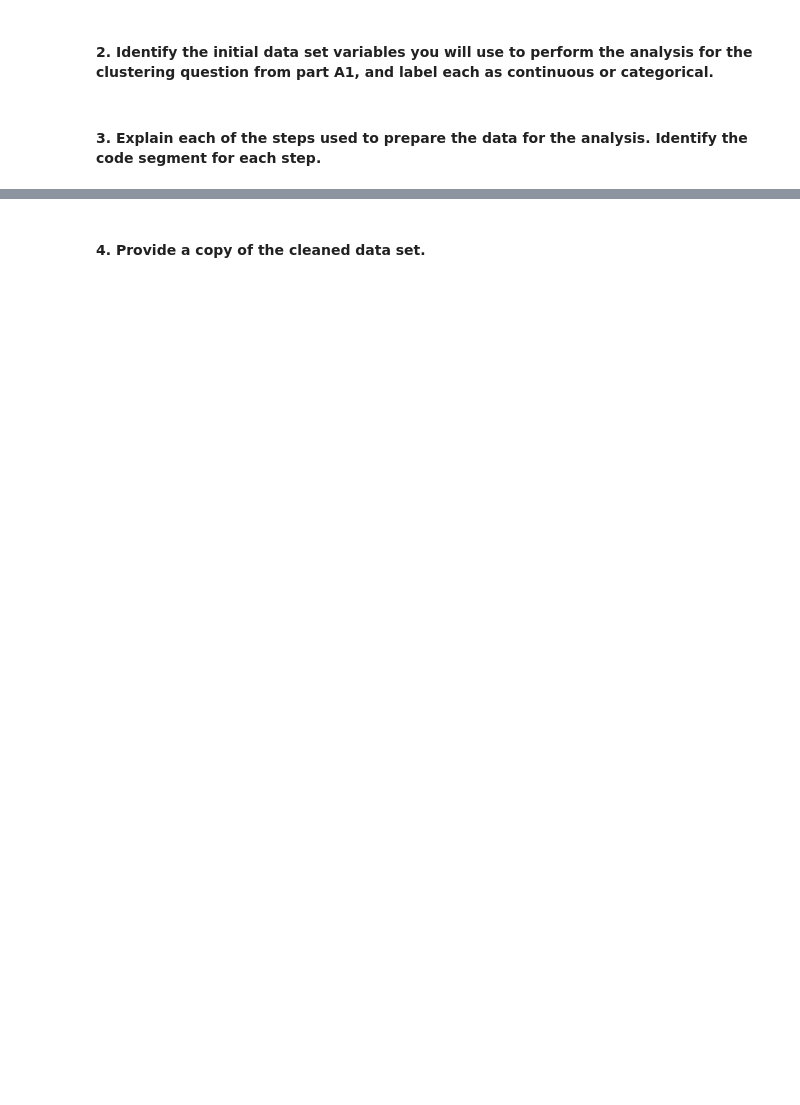
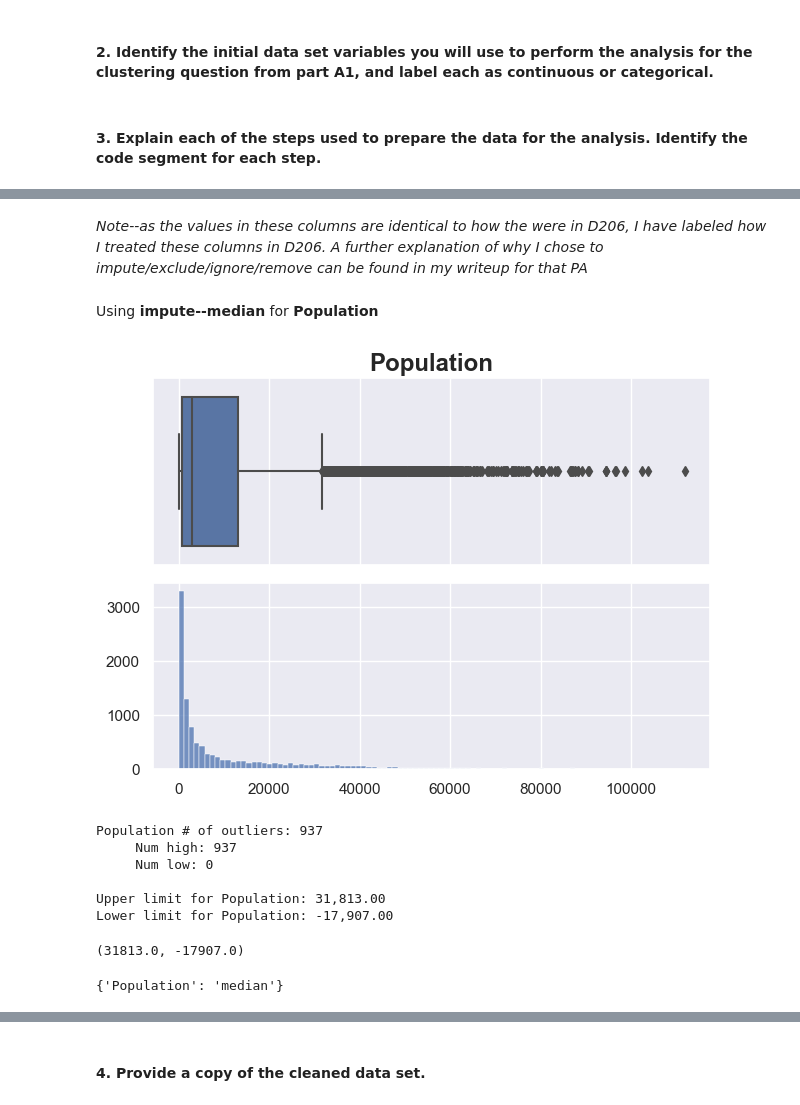
Before and after one commit to ordinaryusername1/D212, a Jupyter notebook: D212 Parker Task I.ipynb, the cells around one changed output, grey strips where cells are left out. Saved outputs shown, nothing was run; the diff lists cells and outputs as text; code cells hidden in the pictures; blank space fills up the shorter version.

```diff
--- a/D212 Parker Task I.ipynb
+++ b/D212 Parker Task I.ipynb
@@ -31,0 +173,4 @@
+# %%
+# fill in col(s) with null values, in this case only one col
+
+df["InternetService"] = df["InternetService"].replace(np.nan, "None")
@@ -31,0 +631,27 @@
+# %%
+# function to vizualize distribution of quantitative columns that *do* contain outliers
+
+def outlier_output_charts(quant_cols):
+    """
+    In addition to functionality of create_charts() and find_outliers(), prints col's upper and lower limit
+
+    Args:
+        quant_cols (list):
+            * list of quantitative cols that you want to create charts for
+            * can create charts one col at a time, just make sure it is a list
+    """
+
+    for q in quant_cols:
+        create_charts(quant_cols)
+
+        find_outliers(quant_cols)
+
+        upper_limit = outlier_dict[q]["Upper Limit (Q3 * 1.5)"]
+        print(f"Upper limit for {q}: {upper_limit:,.2f}")
+
+
+        lower_limit = outlier_dict[q]["Lower Limit (Q1 * -1.5)"]
+        print(f"Lower limit for {q}: {lower_limit:,.2f}")
+        print("")
+
+        return upper_limit, lower_limit
@@ -31,0 +715,20 @@
+# %% [markdown]
+*Note--as the values in these columns are identical to how the were in D206, I have labeled how I treated these columns in D206.  A further explanation of why I chose to impute/exclude/ignore/remove can be found in my writeup for that PA*
+# %% [markdown]
+Using **impute--median** for **Population**
+# %%
+outlier_output_charts(["Population"])
+# %% [output]
+[figure, added]
+Population # of outliers: 937
+     Num high: 937
+     Num low: 0
+
+Upper limit for Population: 31,813.00
+Lower limit for Population: -17,907.00
+(31813.0, -17907.0)
+# %%
+handle_values_dict.update({"Population": "median"})
+handle_values_dict
+# %% [output]
+{'Population': 'median'}
```
Also changed, not shown: parts of 108 cells of this notebook.
